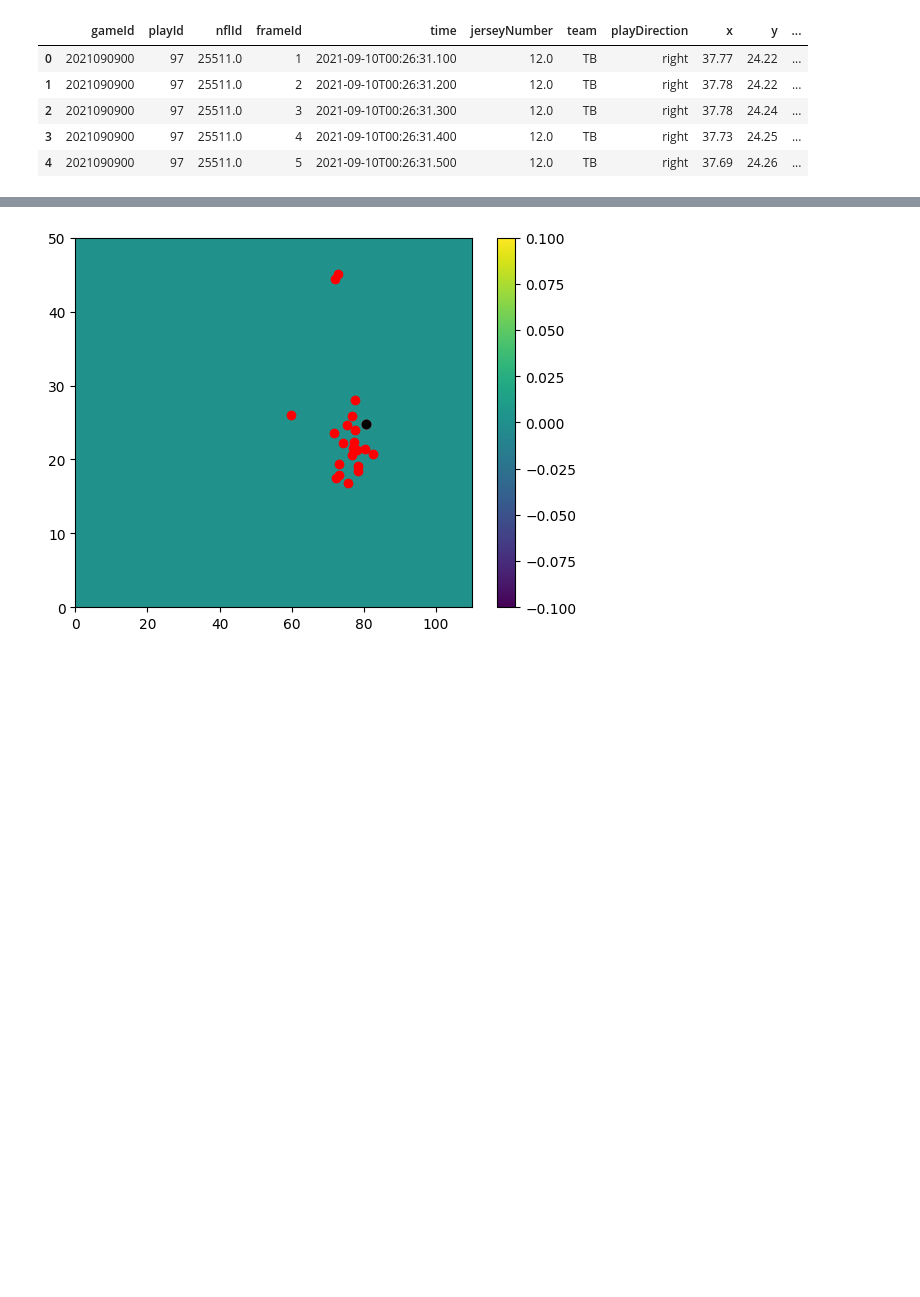
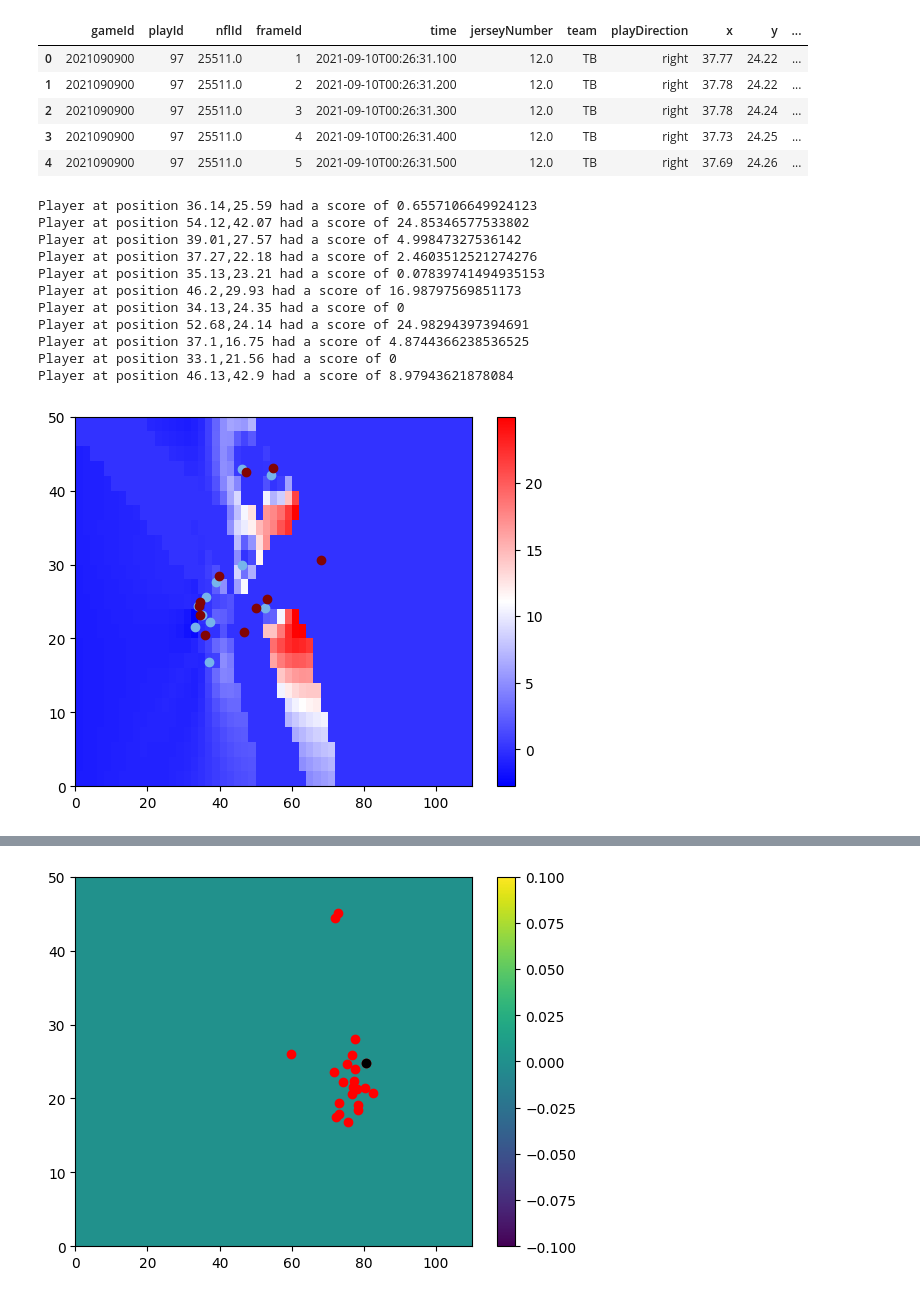
Before and after one commit to samuelrufusward/ADS-NFL, a Jupyter notebook: FoatTest.ipynb, the cells around one changed output, grey strips where cells are left out. Saved outputs shown, nothing was run; the diff lists cells and outputs as text; code cells hidden in the pictures; blank space fills up the shorter version.

```diff
--- a/FoatTest.ipynb
+++ b/FoatTest.ipynb
@@ -48,9 +52,15 @@ pffcolourdict["Pass Rush"] = "orange"
 pffcolourdict["Coverage"] = "black"
 # %%
 play97df = collect_game_info(w1data, 90, True)
+# %%
+def gaussian(x):
+    return np.exp(-(x-1)**2/(x*0.4))
 # %%
 #try plotting specific frame of play
 def plot_frame(playdf,playId, frameId,posTeam,resolution):
+
+
+
     #get just this frame
     framedf =  playdf.loc[playdf["frameId"] == frameId]
     fig, ax = plt.subplots()
@@ -89,7 +99,7 @@ def plot_frame(playdf,playId, frameId,posTeam,resolution):
                         #ball_speed = 27m/s, player_speed = 8.5 m/s
                         ball_dist = math.sqrt((x-35)**2 + (y-23)**2)
                         #score = yard gain * sigmoid of time ratio between ball and player
-                        score = (x-35)*math.tanh(ball_dist*8.5/(weighted_dist*27))
+                        score = (x-35)*gaussian(ball_dist*8.5/(weighted_dist*27))
                         best_player = player
                 try:
                     player_ind = posTeamPoints.index(best_player)
@@ -98,41 +108,85 @@ def plot_frame(playdf,playId, frameId,posTeam,resolution):
                 except:
                     UnboundLocalError
 
-            elif mode == "a":
-                score = x-35
+            elif mode == "a":#shrug
+                score = 0#x-35
                 for player in posTeamPoints:
                     score += math.sqrt((x-player[0])**2 + (y-player[1])**2)
                 for player in defTeamPoints:
                     score -= math.sqrt((x-player[0])**2 + (y-player[1])**2)
 
+            elif mode == "v":#basic voronoi plot
+                min_dist = 1000000
+                score = 1
+                for player in defTeamPoints:#find the closest opposing player
+                    weighted_dist = math.sqrt((x-player[0])**2 + (y-player[1])**2)
+                    if weighted_dist < min_dist:
+                        min_dist = weighted_dist
+
+                for player in posTeamPoints:
+                    weighted_dist = math.sqrt((x-player[0])**2 + (y-player[1])**2)#/player[3]
+                    if weighted_dist < min_dist:
+                        min_dist = weighted_dist
+                        score = 0
+                        best_player = player
+                try:
+                    player_ind = posTeamPoints.index(best_player)
+                    if score > player_max_scores[player_ind]:
+                        player_max_scores[player_ind] = score
+                except:
+                    UnboundLocalError
+            elif mode == "wv": #weighted voronoi
+                pass
             z_arr[yi,xi] = score
             yi += 1
             #print(yi,xi)
         xi += 1
 
 
-    mesh = ax.pcolormesh(x_field_arr,y_field_arr,z_arr)
+    mesh = ax.pcolormesh(x_field_arr,y_field_arr,z_arr,cmap ='bwr')
     for player in posTeamPoints:
-        ax.scatter(player[0],player[1],color = 'b')
+        ax.scatter(player[0],player[1],color = '#76b4eb')
     for player in defTeamPoints:
-        ax.scatter(player[0],player[1],color = 'r')
-    ax.scatter(ball_pos[0],ball_pos[1],color = 'black')
-    fig.colorbar(mesh)
+        ax.scatter(player[0],player[1],color = '#820404')
+    ax.scatter([],[],color = '#76b4eb', label = 'Attacking Player')
+    ax.scatter([],[],color = '#820404', label = 'Defending Player')
+
+    #ax.legend(loc = 'upper right')
+    #ax.scatter(ball_pos[0],ball_pos[1],color = 'white')
+    cbar = fig.colorbar(mesh)
+    #cbar.ax.set_yticklabels(['Attacking','Defending'])
     fig.show()
     for i in range(len(posTeamPoints)):
         print(f'Player at position {posTeamPoints[i][0]},{posTeamPoints[i][1]} had a score of {player_max_scores[i]}')
-
+    fig.savefig(f"FoatTestVor.png", bbox_inches = 'tight')
 def plot_animation(playId, maxFrameId,resolution,type):
     playdf = collect_game_info(w1data, playId, False)
     gameId = playdf["gameId"].unique()[0]
 
     #get attacking team (one with QB)
     searchdf = pd.read_csv("nfl-big-data-bowl-2023/plays.csv")
     searchdf = searchdf.loc[searchdf["playId"] == playId]
     searchdf = searchdf.loc[searchdf["gameId"] == gameId]
     possessionTeam = searchdf["possessionTeam"].unique()[0]
     if type == "s":#s for single frame- last frame
         plot_frame(playdf,"",maxFrameId,possessionTeam, resolution)
     else:
         for frame in range(1,maxFrameId):
             plot_frame(playdf,"",frame,possessionTeam, resolution)
+
+
+
+plot_animation(97,37,2,"s")
+# %% [output]
+Player at position 36.14,25.59 had a score of 0.6557106649924123
+Player at position 54.12,42.07 had a score of 24.85346577533802
+Player at position 39.01,27.57 had a score of 4.99847327536142
+Player at position 37.27,22.18 had a score of 2.4603512521274276
+Player at position 35.13,23.21 had a score of 0.07839741494935153
+Player at position 46.2,29.93 had a score of 16.98797569851173
+Player at position 34.13,24.35 had a score of 0
+Player at position 52.68,24.14 had a score of 24.98294397394691
+Player at position 37.1,16.75 had a score of 4.8744366238536525
+Player at position 33.1,21.56 had a score of 0
+Player at position 46.13,42.9 had a score of 8.97943621878084
+[figure, added]
```
Also changed, not shown: parts of 3 cells of this notebook.
